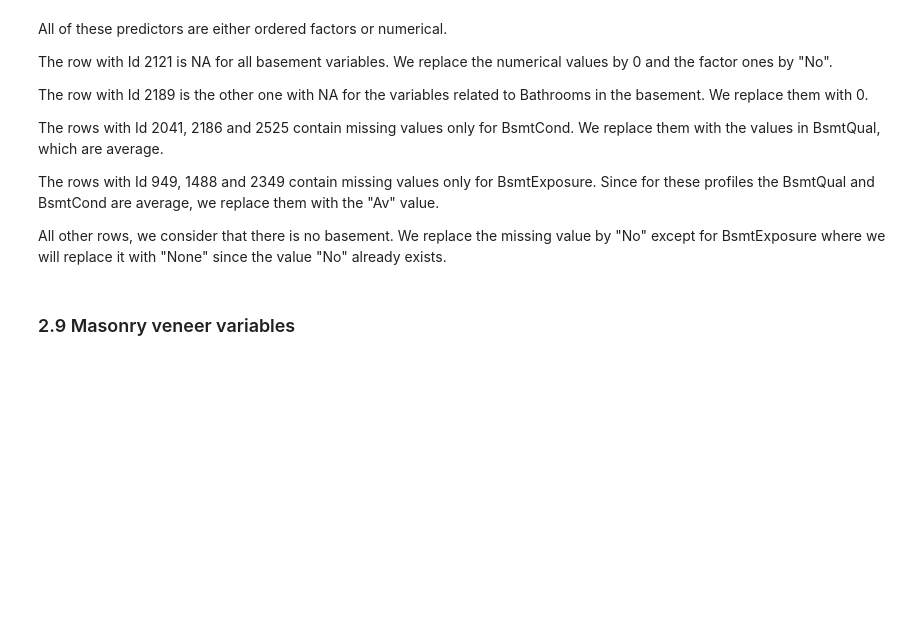
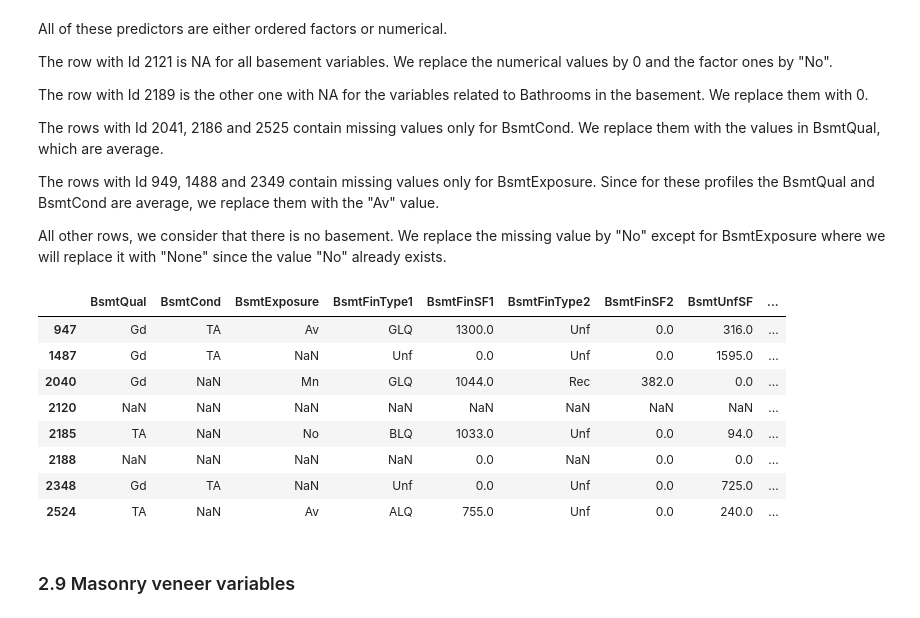
Before and after one commit to jmballard/Kaggle_HousePrice, a Jupyter notebook: analysis_notebook.ipynb, the cells around one changed output. Drawn from its saved outputs; the diff is of its cells as text; code cells hidden in the pictures; blank space fills up the shorter version.

```diff
--- a/analysis_notebook.ipynb
+++ b/analysis_notebook.ipynb
@@ -24,4 +53,7 @@ from sklearn.preprocessing import OneHotEncoder
 from sklearn.model_selection import train_test_split, GridSearchCV
 from sklearn.metrics import mean_squared_error as MSE
 from xgboost import XGBRegressor, plot_importance, DMatrix
+# %%
+# limits for viewing results
+pd.set_option('display.max_columns',100)
 # %% [markdown]
@@ -77,0 +174,2 @@ Index(['Id', 'MSSubClass', 'MSZoning', 'LotFrontage', 'LotArea', 'Street',
+# %%
+df.loc[2592,'GarageYrBlt'] = np.nan
@@ -383,4 +505,4 @@ df['GarageFinish'] = df['GarageFinish'].fillna('No')
 df['GarageQual'] = df['GarageQual'].fillna('No')
 df['GarageCond'] = df['GarageCond'].fillna('No')
 
-df[df['Id']==2127][['GarageYrBlt','GarageType','GarageFinish','GarageQual','GarageCond']] = np.nan
+df.loc[2126,['GarageYrBlt','GarageType','GarageFinish','GarageQual','GarageCond']] = np.nan
@@ -420,6 +536,18 @@ The rows with Id 949, 1488 and 2349 contain missing values only for BsmtExposure
 
 
 All other rows, we consider that there is no basement. We replace the missing value by "No" except for BsmtExposure where we will replace it with "None" since the value "No" already exists.
+# %%
+df[df['Id'].isin([2121,2189,2041,2186,2525,948,1488,2349])][[col for col in df.columns if 'Bsmt' in col]]
+# %% [output]
+|  | BsmtQual | BsmtCond | BsmtExposure | BsmtFinType1 | BsmtFinSF1 | BsmtFinType2 | BsmtFinSF2 | BsmtUnfSF | ... |
+| 947 | Gd | TA | Av | GLQ | 1300.0 | Unf | 0.0 | 316.0 | ... |
+| 1487 | Gd | TA | NaN | Unf | 0.0 | Unf | 0.0 | 1595.0 | ... |
+| 2040 | Gd | NaN | Mn | GLQ | 1044.0 | Rec | 382.0 | 0.0 | ... |
+| 2120 | NaN | NaN | NaN | NaN | NaN | NaN | NaN | NaN | ... |
+| 2185 | TA | NaN | No | BLQ | 1033.0 | Unf | 0.0 | 94.0 | ... |
+| 2188 | NaN | NaN | NaN | NaN | 0.0 | NaN | 0.0 | 0.0 | ... |
+| 2348 | Gd | TA | NaN | Unf | 0.0 | Unf | 0.0 | 725.0 | ... |
+| 2524 | TA | NaN | Av | ALQ | 755.0 | Unf | 0.0 | 240.0 | ... |
 # %%
 for col in ['BsmtFinSF1','BsmtFinSF2','BsmtUnfSF','TotalBsmtSF','BsmtFullBath','BsmtHalfBath']:
     df[col] = df[col].fillna(0)
```
Also changed, not shown: parts of 87 cells of this notebook, 3 other files.
